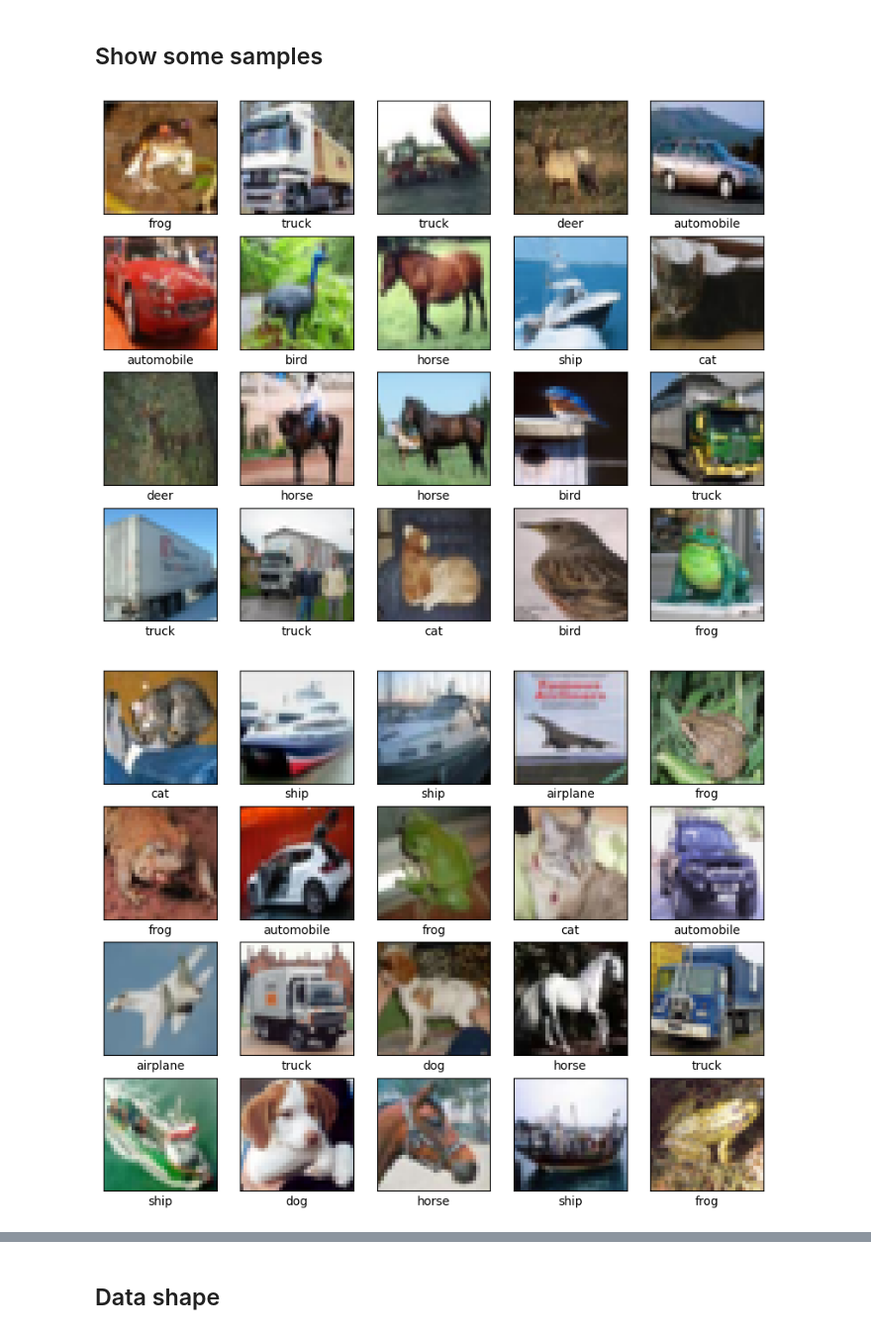
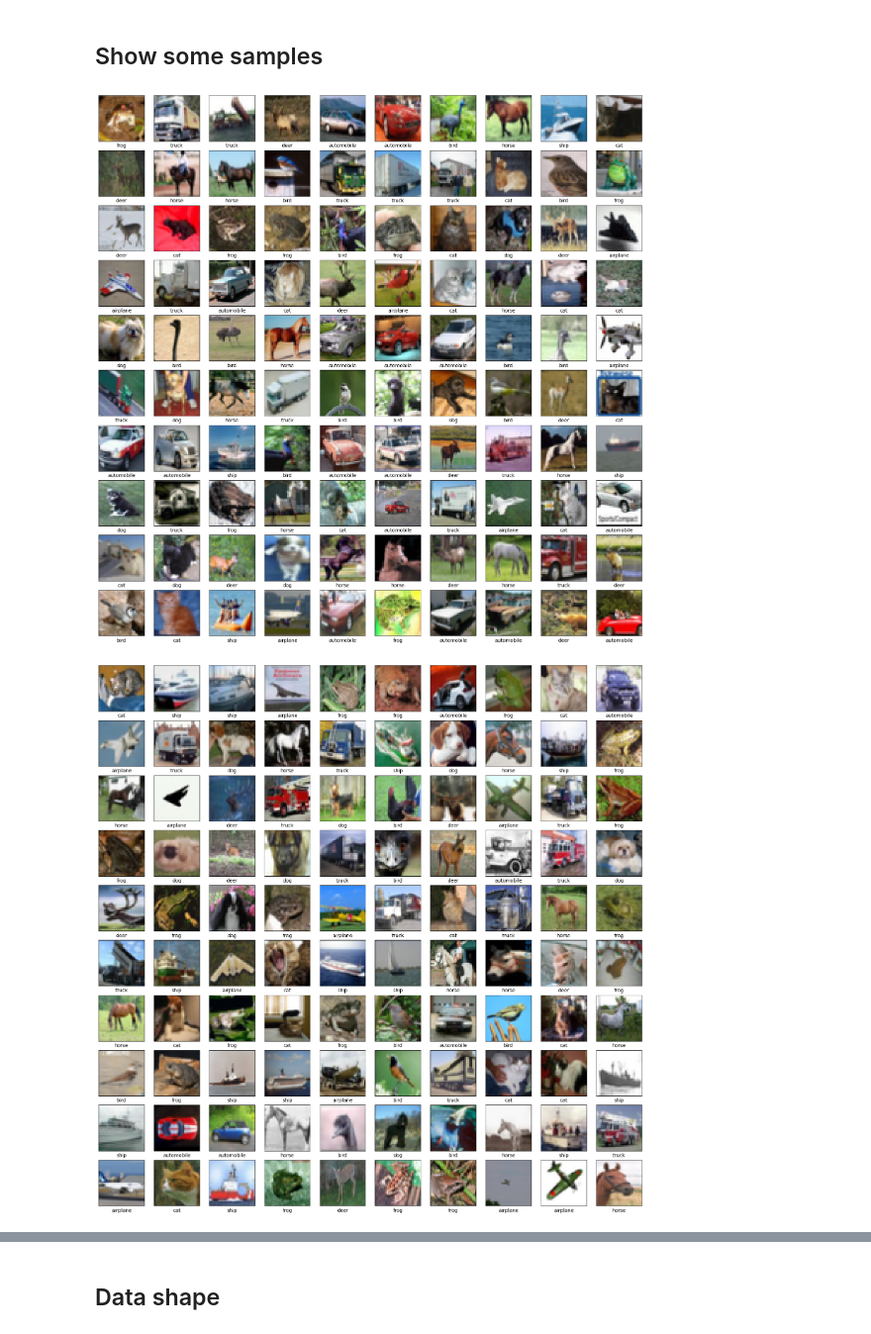
Before and after one commit to gin31259461/Deep_Learning, a Jupyter notebook: cifar-10-cvae.ipynb, the cells around one changed output, grey strips where cells are left out. Shown at 99% size. Saved outputs shown, nothing was run; the diff lists cells and outputs as text; code cells hidden in the pictures.

```diff
--- a/cifar-10-cvae.ipynb
+++ b/cifar-10-cvae.ipynb
@@ -69,21 +71,21 @@ test_loader = DataLoader(test_data, batch_size=1000, shuffle=False, **kwargs)
 ## Show some samples
 # %%
 def show_cifar10_images(images, labels):
-    plt.figure(figsize=[10, 10])
+    plt.figure(figsize=[20, 20])
 
-    for i in range(20):
-        plt.subplot(5, 5, i + 1)
+    for i in range(100):
+        plt.subplot(10, 10, i + 1)
         plt.xticks([])
         plt.yticks([])
         plt.grid(False)
         plt.imshow(images[i])
         plt.xlabel(classes[labels[i]])
 
     plt.show()
 
 
 show_cifar10_images(training_data.data, training_data.targets)
 show_cifar10_images(test_data.data, test_data.targets)
 # %% [output]
-[figure, old version]
+[figure, new version]
-[figure, old version]
+[figure, new version]
```
Also changed, not shown: parts of 15 cells of this notebook, 9 other files.
